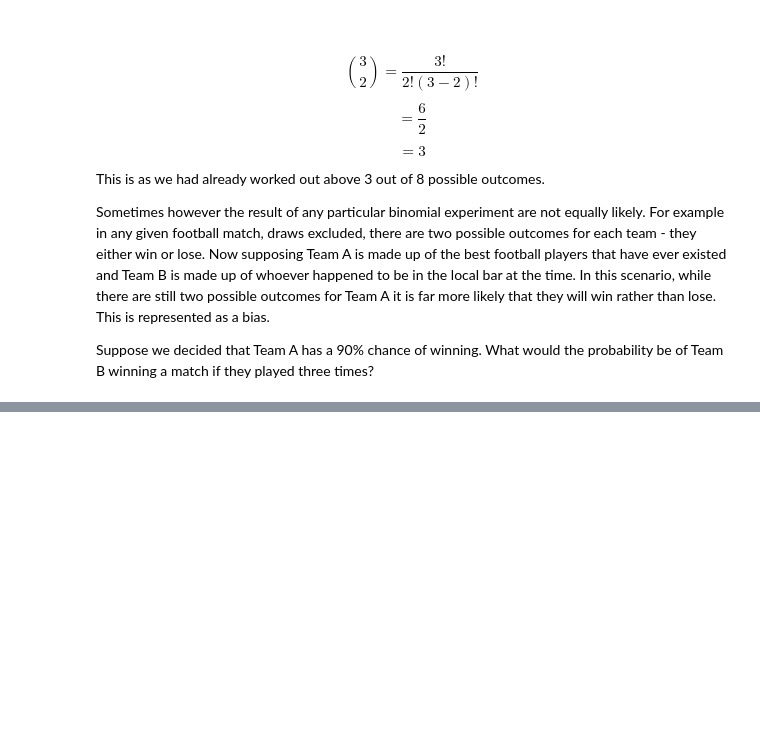
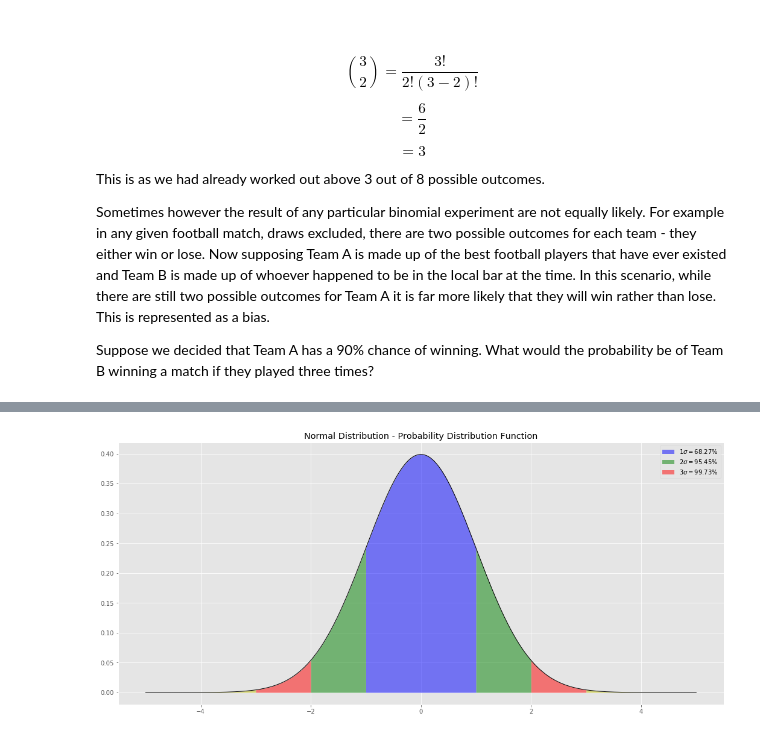
Before and after one commit to YBrady/03-PDA-Assignment-numpy.random, a Jupyter notebook: 03-PDA-numpy.random.ipynb, the cells around one changed output, grey strips where cells are left out. Cells and saved outputs as stored; diff of their text form; code cells hidden in the pictures; blank space fills up the shorter version.

```diff
--- a/03-PDA-numpy.random.ipynb
+++ b/03-PDA-numpy.random.ipynb
@@ -742,0 +927,41 @@ $$ \sigma = \sqrt{N\pi(1-\pi)}$$
+# %%
+# Figure taken from notes on Statistical Bias showing the %s for the σ's
+# Get evenly spaced data
+x = np.linspace(-5.0, 5.0, 10000)
+
+# Plot the outline of the plot in black
+plt.plot(x, ss.norm.pdf(x, loc=0.0, scale=1.0), 'k-', lw=1.0)
+
+# Break the plot into segments and plot each one to show the % for each σ
+# below -3 σ
+xseg = x[np.logical_and(-5.0 <= x, x <= -3.0)]
+plt.fill_between(xseg, ss.norm.pdf(xseg), color='y', alpha=0.5, linewidth=0)
+
+# Between -2 and -3 σ
+xseg = x[np.logical_and(-3.0 <= x, x <= -2.0)]
+plt.fill_between(xseg, ss.norm.pdf(xseg), color='r', alpha=0.5, linewidth=0)
+
+# Between -1 and -2 σ
+xseg = x[np.logical_and(-2.0 <= x, x <= -1.0)]
+plt.fill_between(xseg, ss.norm.pdf(xseg), color='g', alpha=0.5, linewidth=0)
+
+# Between +1 and -1 σ
+xseg = x[np.logical_and(-1.0 <= x, x <=  1.0)]
+plt.fill_between(xseg, ss.norm.pdf(xseg), color='b', alpha=0.5, linewidth=0, label="$1 \sigma = 68.27\%$")
+
+# Between 1 and 2 σ
+xseg = x[np.logical_and( 1.0 <= x, x <=  2.0)]
+plt.fill_between(xseg, ss.norm.pdf(xseg), color='g', alpha=0.5, linewidth=0, label="$2 \sigma = 95.45\%$")
+
+# Between 2 and 3 σ
+xseg = x[np.logical_and( 2.0 <= x, x <=  3.0)]
+plt.fill_between(xseg, ss.norm.pdf(xseg), color='r', alpha=0.5, linewidth=0, label="$3 \sigma = 99.73\%$")
+
+# Over 3 σ
+xseg = x[np.logical_and( 3.0 <= x, x <=  5.0)]
+plt.fill_between(xseg, ss.norm.pdf(xseg), color='y', alpha=0.5, linewidth=0)
+
+plt.title("Normal Distribution - Probability Distribution Function")
+plt.legend();
+# %% [output]
+[figure, added]
```
Also changed, not shown: parts of 87 cells of this notebook, 7 other files.
